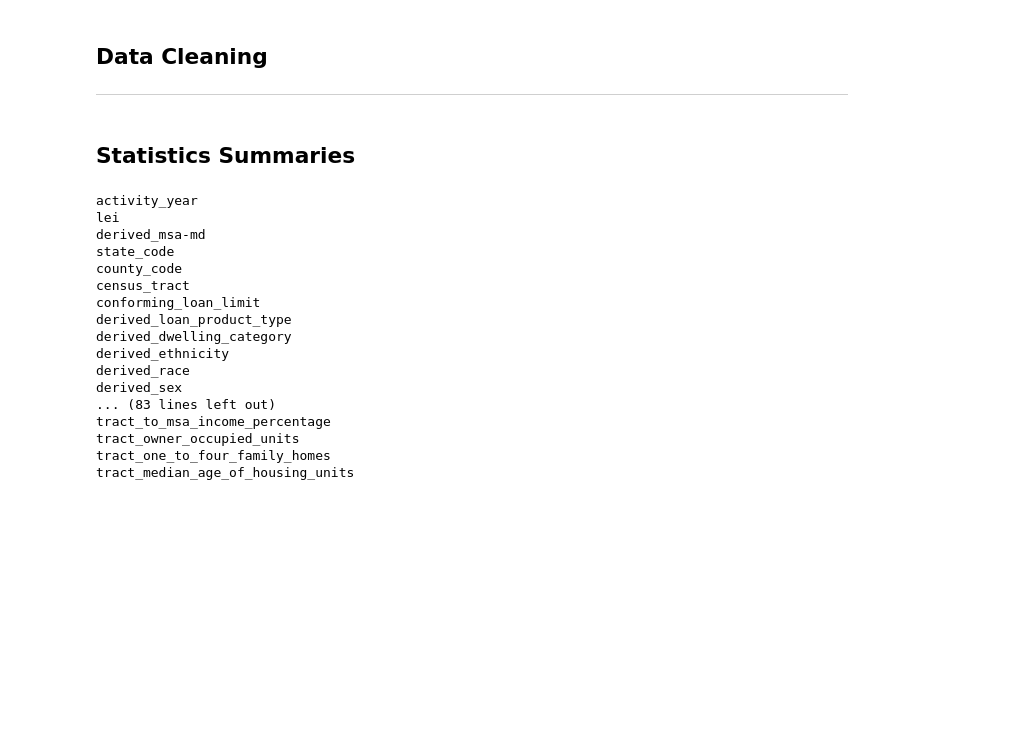
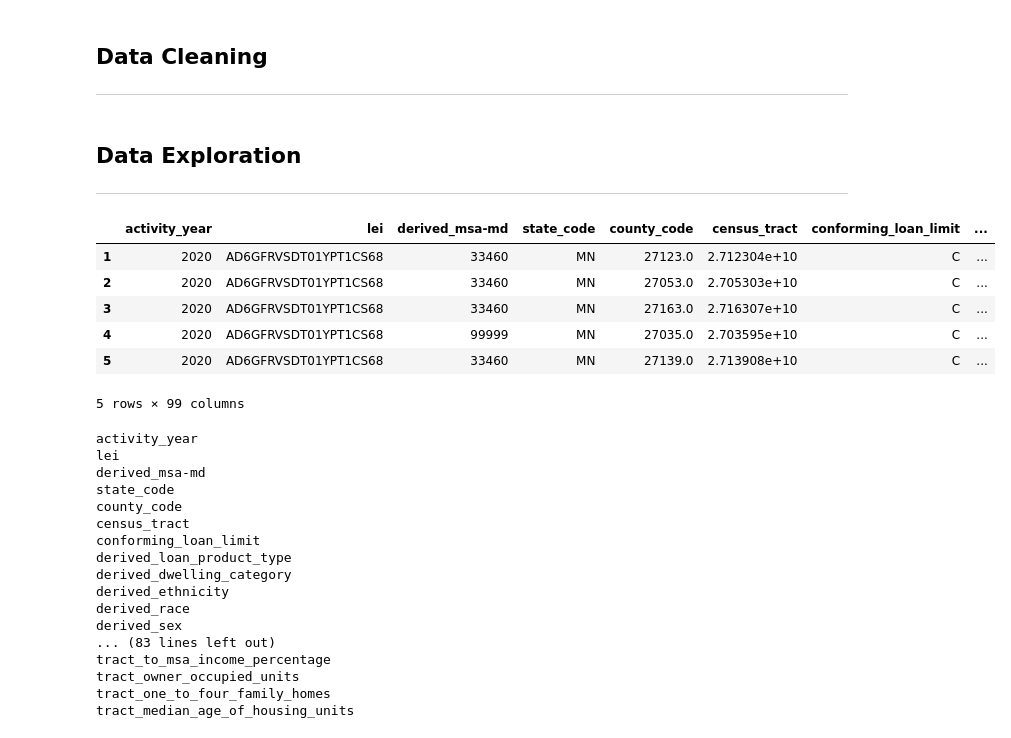
Before and after one commit to PonchoBeBallin/Group_project_Data_Class, a Jupyter notebook: HMDA test.ipynb, the cells around one changed output. Drawn from its saved outputs; the diff is of its cells as text; code cells hidden in the pictures; blank space fills up the shorter version.

```diff
--- a/HMDA test.ipynb
+++ b/HMDA test.ipynb
@@ -103,3 +110 @@ df = df.query('interest_rate != "Exempt"')
 df = df[df['loan_term'].notnull()]
-# %% [markdown]
-## Statistics Summaries
@@ -110,3 +115,16 @@ df = df[df['loan_term'].notnull()]
+# %% [markdown]
+## Data Exploration
+-----
+# %%
+df.head()
+# %% [output]
+|  | activity_year | lei | derived_msa-md | state_code | county_code | census_tract | conforming_loan_limit | ... |
+| 1 | 2020 | AD6GFRVSDT01YPT1CS68 | 33460 | MN | 27123.0 | 2.712304e+10 | C | ... |
+| 2 | 2020 | AD6GFRVSDT01YPT1CS68 | 33460 | MN | 27053.0 | 2.705303e+10 | C | ... |
+| 3 | 2020 | AD6GFRVSDT01YPT1CS68 | 33460 | MN | 27163.0 | 2.716307e+10 | C | ... |
+| 4 | 2020 | AD6GFRVSDT01YPT1CS68 | 99999 | MN | 27035.0 | 2.703595e+10 | C | ... |
+| 5 | 2020 | AD6GFRVSDT01YPT1CS68 | 33460 | MN | 27139.0 | 2.713908e+10 | C | ... |
+5 rows × 99 columns
 # %%
 for c in df.columns:
     print(c)
```
Also changed, not shown: parts of 15 cells of this notebook.
